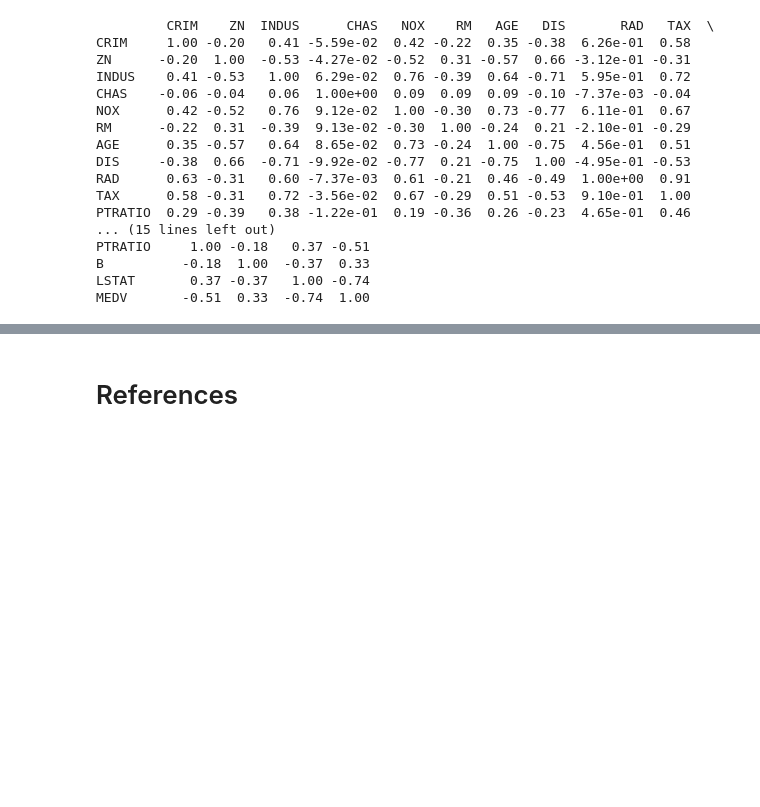
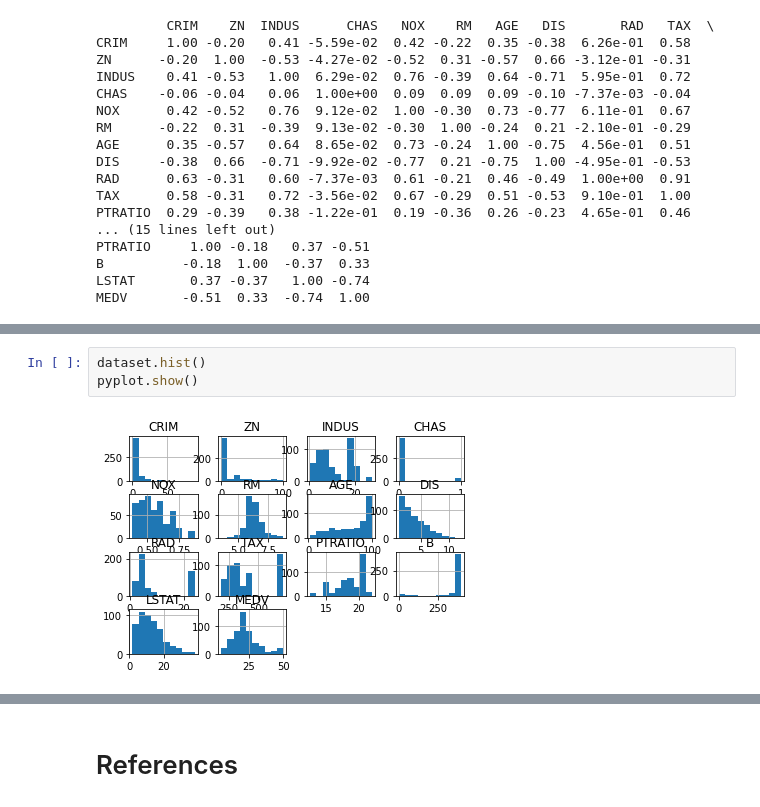
Before and after one commit to SharonNicG/52954-Machine-Learning-and-Statistics, a Jupyter notebook: scikit-learn.ipynb, the cells around one changed output, grey strips where cells are left out. Saved outputs shown, nothing was run; the diff lists cells and outputs as text; blank space fills up the shorter version.

Commit message:
Added data visualtions for Linear Regression model

```diff
--- a/scikit-learn.ipynb
+++ b/scikit-learn.ipynb
@@ -209,0 +225,5 @@ MEDV       -0.51  0.33  -0.74  1.00
+# %%
+dataset.hist()
+pyplot.show()
+# %% [output]
+[figure, added]
```
Also changed, not shown: parts of 17 cells of this notebook.
